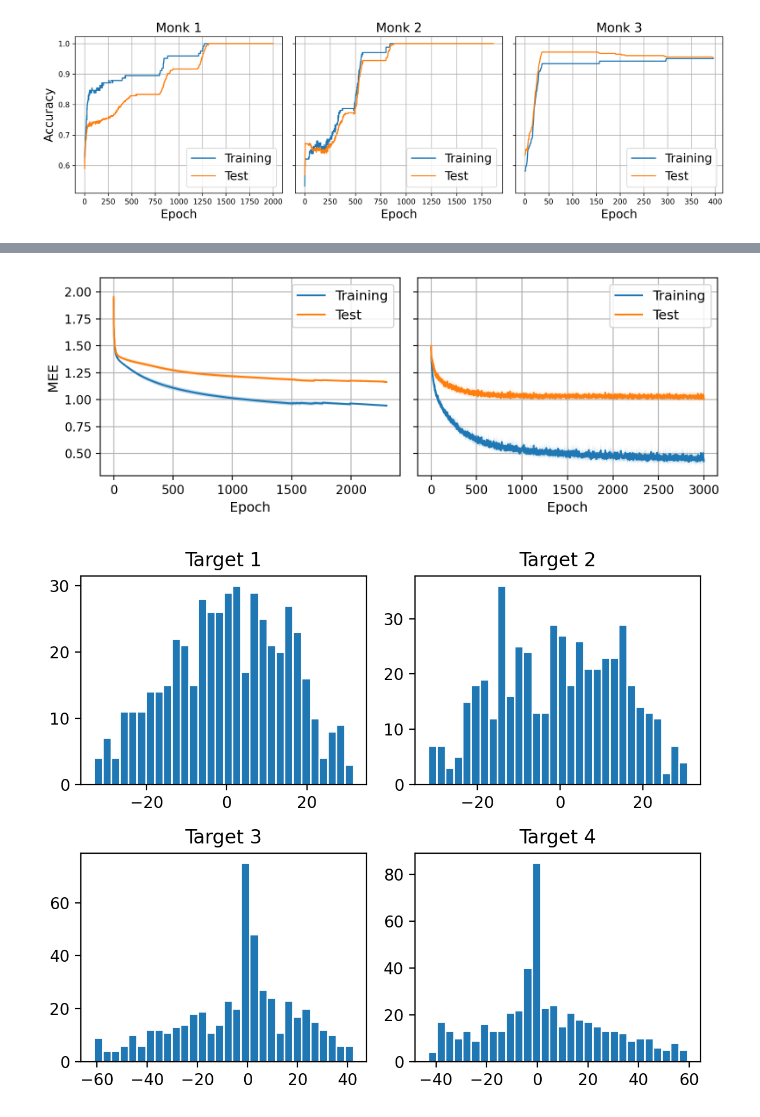
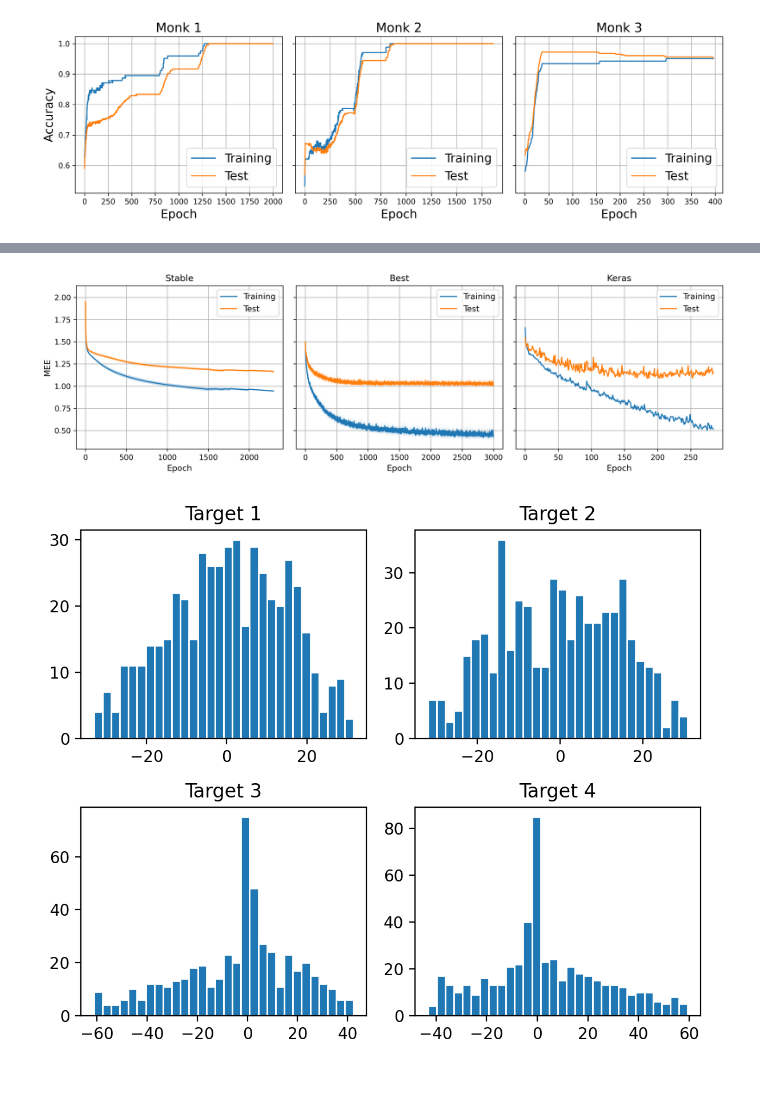
Before and after one commit to NicolaAnnu/NeuralNetwork-ML, a Jupyter notebook: notebooks/plots.ipynb, the cells around one changed output, grey strips where cells are left out. Drawn from its saved outputs; the diff is of its cells as text; code cells hidden in the pictures; blank space fills up the shorter version.

```diff
--- a/notebooks/plots.ipynb
+++ b/notebooks/plots.ipynb
@@ -107,6 +69,10 @@ with open("../results/curves/cup_stable.json", "r") as fp:
 
 with open("../results/curves/cup_best.json", "r") as fp:
     best = json.load(fp)
+
+
+with open("../results/curves/keras.json", "r") as fp:
+    ks = json.load(fp)
 # %%
 def plot_curve(ax, loss_curves, label):
     max_len = max(len(curve) for curve in loss_curves)
@@ -150,31 +124,39 @@ plt.show()
 # %%
 fontsize = 11
-fig, axes = plt.subplots(1, 2, figsize=(8, 3), sharey=True, dpi=200)
+fig, axes = plt.subplots(1, 3, figsize=(13, 4), sharey=True, dpi=300)
 axes = axes.flatten()
 
+axes[0].set_ylabel("MEE", fontsize=fontsize)
 
-axes[0].set_ylabel("MEE", fontsize=fontsize)
-# axes[0].set_title("Stable", fontsize=fontsize + 1)
+axes[0].set_title("Stable", fontsize=fontsize + 1)
 plot_curve(axes[0], stable["score_curves"], "Training")
 plot_curve(axes[0], stable["val_score_curves"], "Test")
 axes[0].set_xlabel("Epoch", fontsize=fontsize)
 axes[0].grid(True)
 axes[0].legend(fontsize=fontsize)
 
 
-# axes[1].set_title("Best", fontsize=fontsize + 1)
+axes[1].set_title("Best", fontsize=fontsize + 1)
 plot_curve(axes[1], best["score_curves"], "Training")
 plot_curve(axes[1], best["val_score_curves"], "Test")
 axes[1].set_xlabel("Epoch", fontsize=fontsize)
 axes[1].grid(True)
 axes[1].legend(fontsize=fontsize)
 
 
+axes[2].set_title("Keras", fontsize=fontsize + 1)
+axes[2].plot(ks["score_curve"], label="Training")
+axes[2].plot(ks["val_score_curve"], label="Test")
+axes[2].set_xlabel("Epoch", fontsize=fontsize)
+axes[2].grid(True)
+axes[2].legend(fontsize=fontsize)
+
+
 plt.tight_layout()
 plt.savefig("images/cup_mee.png", format="png", dpi=300)
 plt.show()
 # %% [output]
-[figure, old version]
+[figure, new version]
 # %%
 import pandas as pd
 
```
Also changed, not shown: parts of 3 cells of this notebook, 8 other files.
